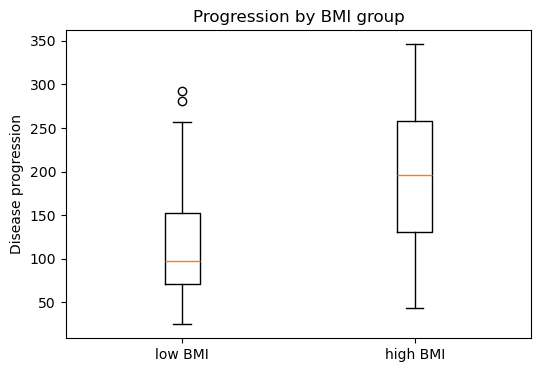
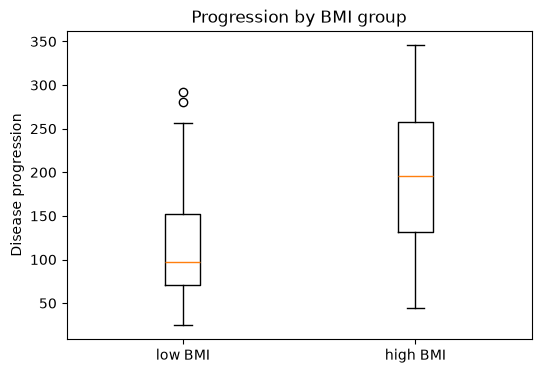
Code edit (unified diff) that turned the first committed figure into the second:
--- before
+++ after
@@ -3,8 +3,7 @@
 high = df[df["high_bmi"]]["target"]
 fig, ax = plt.subplots(figsize=(6, 4))
-ax.boxplot([low, high], tick_labels=["low BMI", "high BMI"])   # older matplotlib: labels=
+ax.boxplot([low, high], tick_labels=["low BMI", "high BMI"])
 ax.set_ylabel("Disease progression")
 ax.set_title("Progression by BMI group")
 fig.savefig("figures/progression_by_BMI.png", dpi=150, bbox_inches="tight")
 plt.show()
-print(df["high_bmi"].sum())

Commit: Clean up repo: fix environment.yml, tidy analysis, add .gitignore